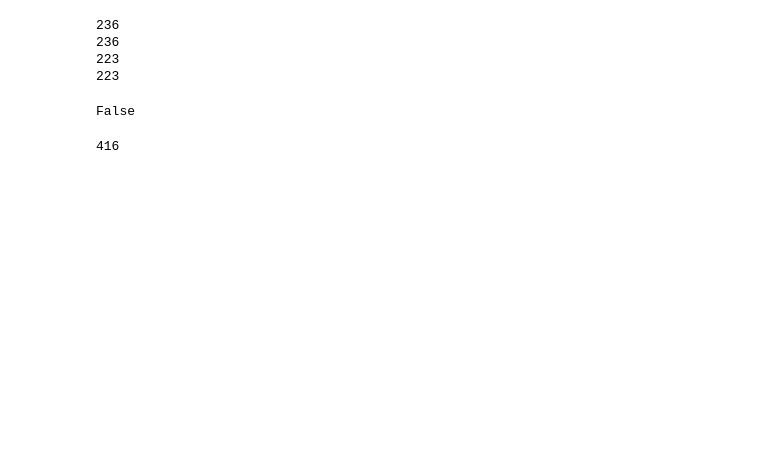
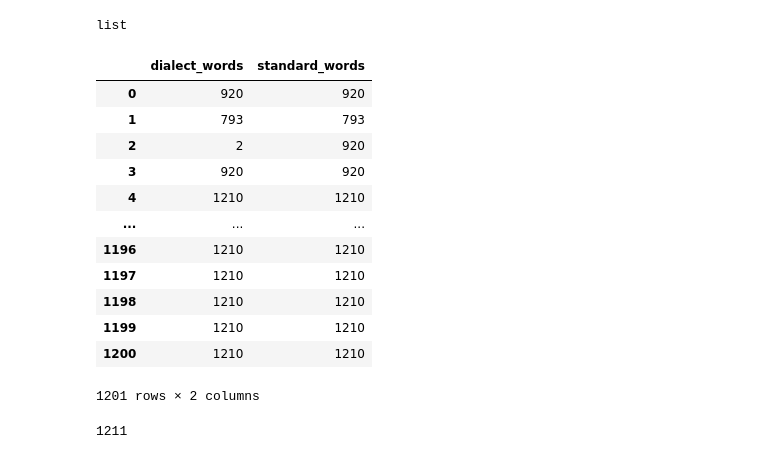
Before and after one commit to Owening2/DIalect_Translator, a Jupyter notebook: fin.ipynb, the cells around one changed output. Cells and saved outputs as stored; diff of their text form; code cells hidden in the pictures; blank space fills up the shorter version.

```diff
--- a/fin.ipynb
+++ b/fin.ipynb
@@ -17,6 +17,14 @@ import zipfile
 import pandas as pd
 import json
 import ast
+# %%
+path='/Users/AlexYoung/Downloads/proj/proj_3/[라벨]경상도_학습데이터_1'
+file_list=os.listdir(path)
+file_list_py=[file for file in file_list if file.endswith('.json')]
+file_list_py.sort()
+#print(file_list_py)
+data=file_list_py[0:100]
+print(data)
 # %%
 f = open("[라벨]경상도_학습데이터_1/DKCI20000001.json", encoding="UTF-8")
 raw_data = json.loads(f.read())
@@ -22,0 +42,10 @@ raw_data = json.loads(f.read())
+# %%
+raw_data={"utterance":[]}
+for k in range(0,100):
+    name="DKSR200000"+str(k)+".json"
+    try:
+        f = open("[라벨]경상도_학습데이터_1/"+name, encoding="UTF-8")
+        data = json.loads(f.read())
+        raw_data["utterance"].extend(data["utterance"])
+    except:
+        pass
@@ -23,19 +74,32 @@ raw_data = json.loads(f.read())
+# %%
+type(raw_data["utterance"])
+# %% [output]
+list
 # %%
 # 사투리, 표준어 사전 생성 함수
 def make_dict(raw_data):
 
     dialect_word = []
     standard_word = []
+    all_std_word=[]
 
+    filter = re.compile('[^가-힣 +]')
 
     for i in range(len(raw_data["utterance"])):
+        #print(raw_data["utterance"])
         eojeol = raw_data["utterance"][i]["eojeolList"]
 
         for k in range(len(eojeol)):
             if eojeol[k]["isDialect"] == True:
                 if k not in dialect_word:
-                    dialect_word.append(eojeol[k]['eojeol'])
-                    standard_word.append(eojeol[k]['standard'])
+                    dlt = filter.sub('', eojeol[k]['eojeol'])
+                    std = filter.sub('', eojeol[k]['standard'])
+                    dialect_word.append(dlt)
+                    standard_word.append(std)
+            else:
+                if k not in standard_word:
+                    word = filter.sub('', eojeol[k]['standard'])
+                    all_std_word.append(word)
 
     word_dictionary = pd.DataFrame([dialect_word, standard_word])
     word_dictionary = word_dictionary.transpose()
@@ -51,21 +115,9 @@ def make_dict(raw_data):
     dialect_to_index = {v:k for k,v in index_to_dialect.items()}
     standard_to_index = {v:k for k,v in index_to_standard.items()}
 
-    print(len(index_to_dialect))
-    print(len(dialect_to_index))
-
-    print(len(index_to_standard))
-    print(len(standard_to_index))
-
-
-    return dialect_to_index,standard_to_index,index_to_dialect,index_to_standard
+    return dialect_to_index,standard_to_index,index_to_dialect,index_to_standard,all_std_word
 # %%
-index_to_dialect,index_to_standard,dialect_to_index,standard_to_index = make_dict(raw_data)
+index_to_dialect,index_to_standard,dialect_to_index,standard_to_index, all_std_word = make_dict(raw_data)
-# %% [output]
-236
-236
-223
-223
 # %%
 # 사투리 표준어 쌍 생성 함수
 def make_pair(raw_data):
@@ -102,5 +154,20 @@ def make_pair(raw_data):
     return result
 # %%
 pairs = make_pair(raw_data)
+pairs
+# %% [output]
+|  | dialect_words | standard_words |
+| 0 | 920 | 920 |
+| 1 | 793 | 793 |
+| 2 | 2 | 920 |
+| 3 | 920 | 920 |
+| 4 | 1210 | 1210 |
+| ... | ... | ... |
+| 1196 | 1210 | 1210 |
+| 1197 | 1210 | 1210 |
+| 1198 | 1210 | 1210 |
+| 1199 | 1210 | 1210 |
+| 1200 | 1210 | 1210 |
+1201 rows × 2 columns
 # %%
 # 사투리 사전에 존재하는지 확인하는 함수
@@ -111,13 +177,9 @@ def exist_in_dialect(x):
         return True
     else:
         return False
-# %%
-exist_in_dialect("자가격리")
-# %% [output]
-False
 # %%
-xtrain = np_utils.to_categorical(pairs["dialect_words"])
-ytrain = np_utils.to_categorical(pairs["standard_words"])
-len(xtrain[0])
+trans_xtrain = np_utils.to_categorical(pairs["dialect_words"])
+trans_ytrain = np_utils.to_categorical(pairs["standard_words"])
+len(trans_xtrain[0])
 # %% [output]
-416
+1211
```
Also changed, not shown: parts of 51 cells of this notebook.
